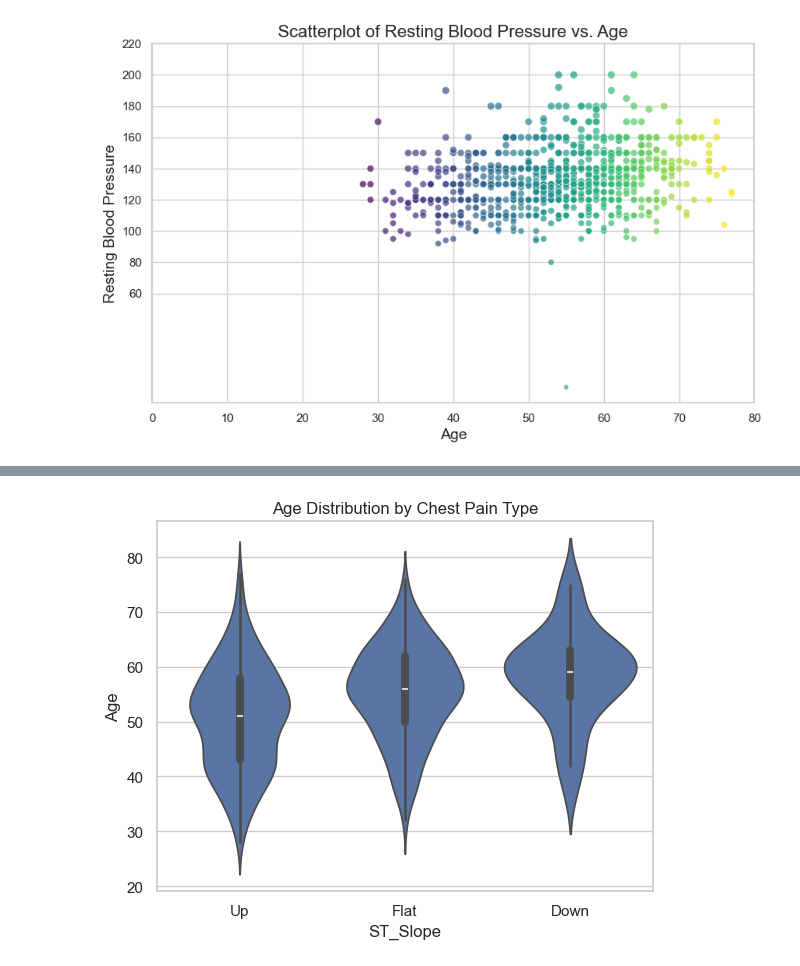
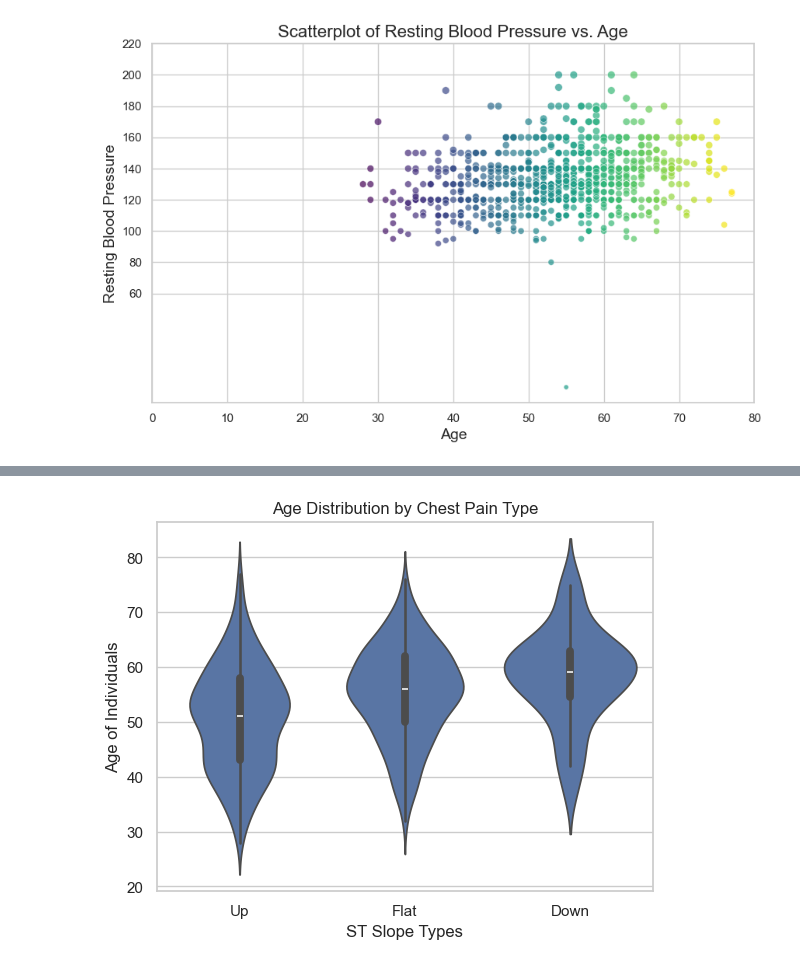
Before and after one commit to jutinwang/A1---CSI4142---GR48, a Jupyter notebook: G48-A1.ipynb, the cells around one changed output, grey strips where cells are left out. Drawn from its saved outputs; the diff is of its cells as text; code cells hidden in the pictures.

```diff
--- a/G48-A1.ipynb
+++ b/G48-A1.ipynb
@@ -162,6 +164,9 @@ This evidence was obtained by using the code labeled with the comment "Code for
 
 # Adjust the figure size for better visibility
 plt.figure(figsize=(10, 6))
+bins = [0, 75, 100, 125, 150, 175, 200]
+labels = ['0-75', '76-100', '101-125', '126-150', '151-175', '176-200']
+heartSet['MaxHR_Group'] = pd.cut(heartSet['MaxHR'], bins=bins, labels=labels, right=True)
 
 # Create a countplot with original bins for MaxHR as the hue and improved aesthetics
 sns.countplot(
@@ -221,7 +225,14 @@ plt.show()
 # %%
-# Code for Insigh
+# Code for Insight 7
+
+# Creating a Violin Plot graph
 sns.violinplot(data=heartSet, x="ST_Slope", y="Age")
+
+# Setting the title and labels
 plt.title("Age Distribution by Chest Pain Type")
+plt.xlabel("ST Slope Types")
+plt.ylabel("Age of Individuals")
+# Showing the graph:
 plt.show()
 # %% [output]
-[figure, old version]
+[figure, new version]
```
Also changed, not shown: parts of 15 cells of this notebook.
